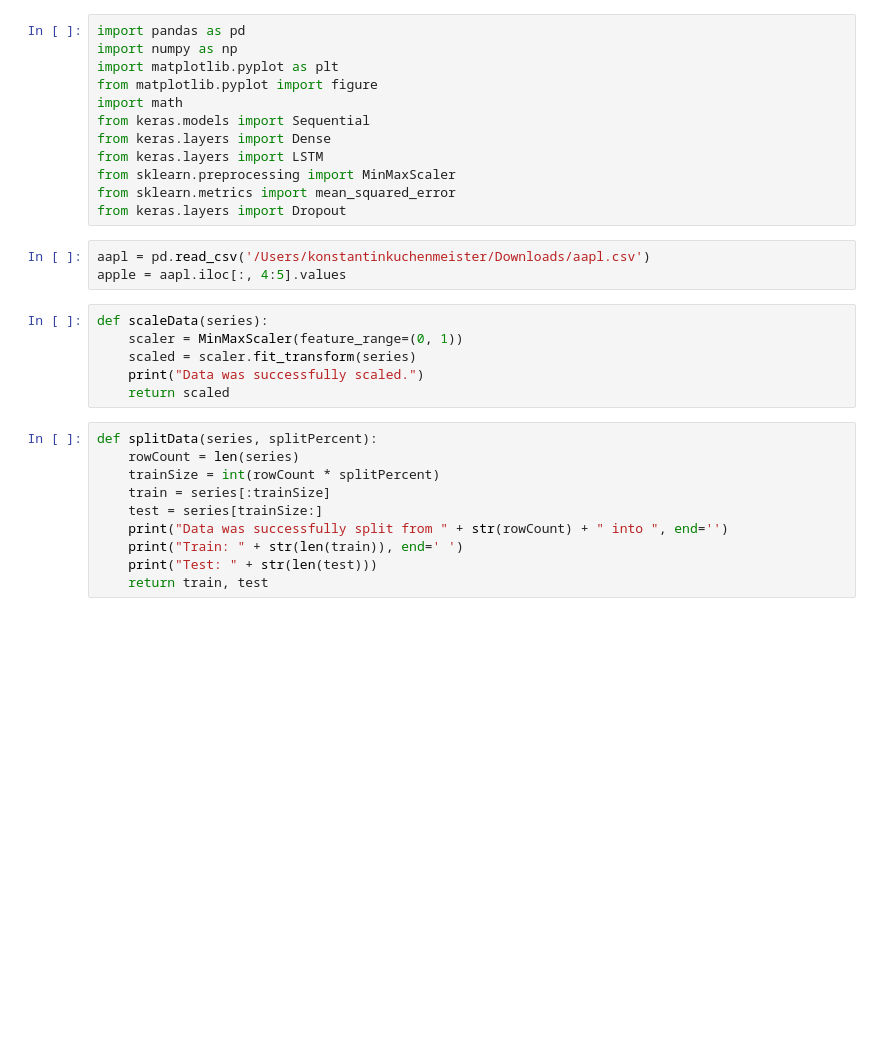
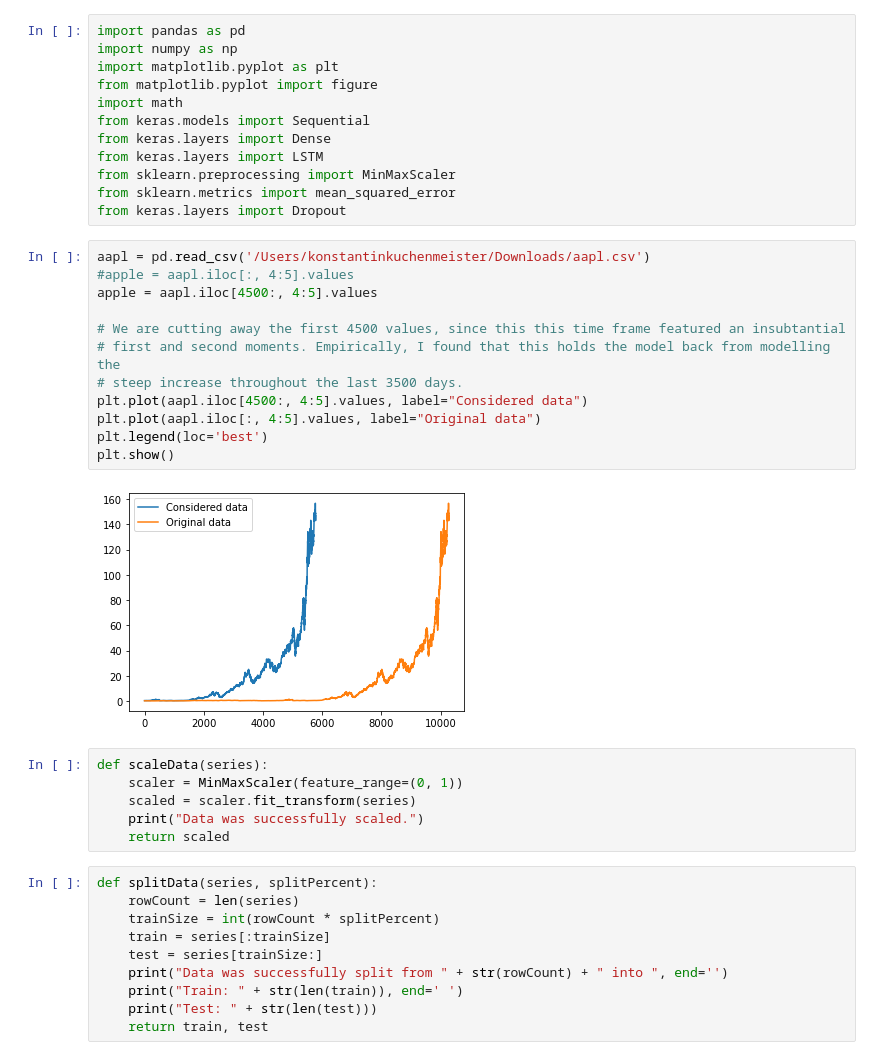
Before and after one commit to KonstantinQuant/forecasting-closing-lstm, a Jupyter notebook: project1.ipynb, the cells around one changed output. Saved outputs shown, nothing was run; the diff lists cells and outputs as text; blank space fills up the shorter version.

```diff
--- a/project1.ipynb
+++ b/project1.ipynb
@@ -12,7 +12,18 @@ from sklearn.metrics import mean_squared_error
 from keras.layers import Dropout
 # %%
 aapl = pd.read_csv('/Users/konstantinkuchenmeister/Downloads/aapl.csv')
-apple = aapl.iloc[:, 4:5].values
+#apple = aapl.iloc[:, 4:5].values
+apple = aapl.iloc[4500:, 4:5].values
+
+# We are cutting away the first 4500 values, since this this time frame featured an insubtantial
+# first and second moments. Empirically, I found that this holds the model back from modelling the
+# steep increase throughout the last 3500 days.
+plt.plot(aapl.iloc[4500:, 4:5].values, label="Considered data")
+plt.plot(aapl.iloc[:, 4:5].values, label="Original data")
+plt.legend(loc='best')
+plt.show()
+# %% [output]
+[figure, added]
 # %%
 def scaleData(series):
     scaler = MinMaxScaler(feature_range=(0, 1))
```
Also changed, not shown: parts of 12 cells of this notebook.
